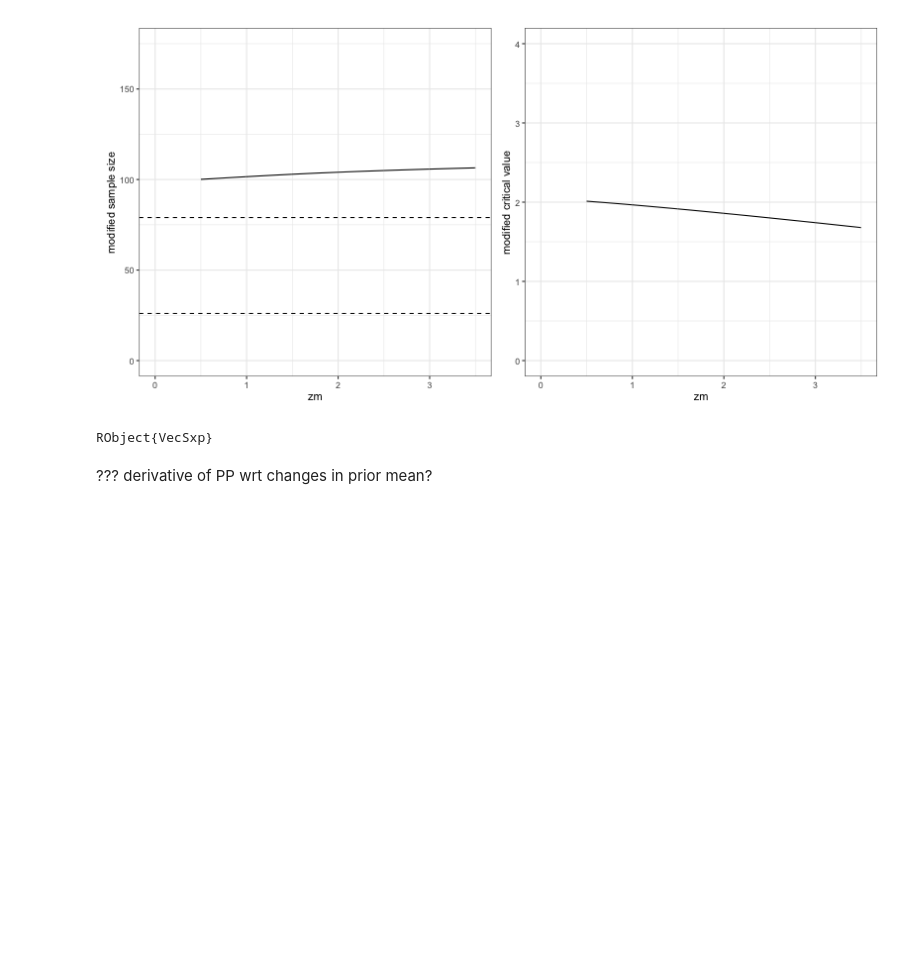
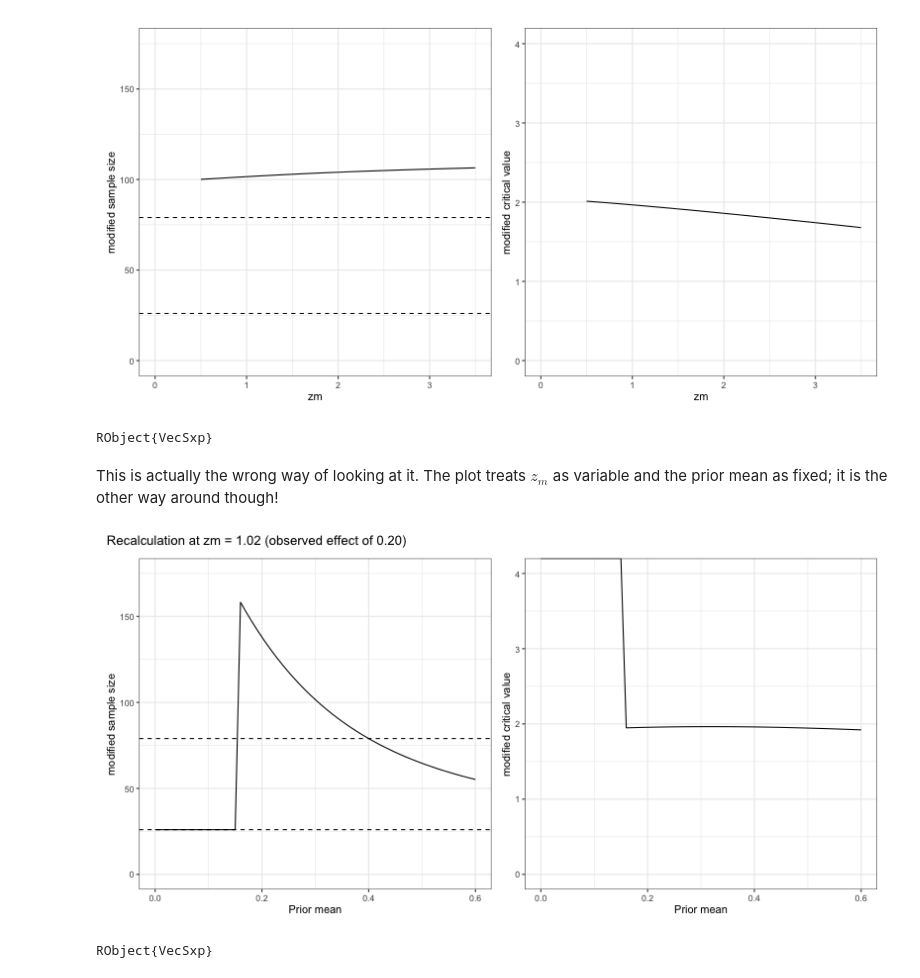
Before and after one commit to kkmann/unblinded-sample-size-adaptation, a Jupyter notebook: notebooks/conditional-power-and-friends.ipynb, the cells around one changed output. Drawn from its saved outputs; the diff is of its cells as text; code cells hidden in the pictures; blank space fills up the shorter version.

```diff
--- a/notebooks/conditional-power-and-friends.ipynb
+++ b/notebooks/conditional-power-and-friends.ipynb
@@ -857,6 +876,69 @@ plt1 + plt2
 # %% [output]
 [figure]
 RObject{VecSxp}
-# %% [markdown]
-??? derivative of PP wrt changes in prior mean?
+# %% [markdown]
+This is actually the wrong way of looking at it. The plot treats $z_m$ as variable and the prior mean as fixed; it is the other way around though!
+# %%
+function adapt4(zm, n_min, n_max, priorold, priornewmean)
+    α′ = CP(zm, n, m, crit, 0.0)
+    β′ = 1 - PP(zm, n, m, crit, priorold)
+    mdl = Model(optimizer_with_attributes(Ipopt.Optimizer, "max_cpu_time" => 60.0, "print_level" => 0))
+    # pretty sensitive to starting values
+    @variable(mdl, 0.8*crit <= crit′<= 2*crit, start = crit)
+    @variable(mdl, n_min <= n′ <= n_max, start = max(m + 2, n/zm))
+    @objective(mdl, Min, n′)
+    cp_(n′, crit′) = CP(zm, n′, m, crit′, 0.0)
+    register(mdl, :cp_, 2, cp_; autodiff = true)
+    pp_(n′, crit′) = PP(zm, n′, m, crit′, θ -> pdf(Normal(priornewmean, 0.2), θ))
+    register(mdl, :pp_, 2, pp_; autodiff = true)
+    @NLconstraint(mdl , cp_(n′, crit′) <= cp_(n, crit))
+    @NLconstraint(mdl , pp_(n′, crit′) >= 1 - β′)
+    optimize!(mdl)
+    if Int(termination_status(mdl)) == 4
+        res = [value(n′), value(crit′)]
+    else
+        if zm > 3
+            return [n_min, -Inf]
+        else
+            return [m, Inf]
+        end
+    end
+    if round(res[1]) == n_min # hit lower bound, refit with conditional error equality to get critical value
+        mdl = Model(optimizer_with_attributes(Ipopt.Optimizer, "max_cpu_time" => 60.0, "print_level" => 0))
+        @variable(mdl, crit <= crit′ <= crit + zm/2, start = crit)
+        register(mdl, :cp_, 2, cp_; autodiff = true)
+        @NLconstraint(mdl , cp_(res[1], crit′) == cp_(n, crit))
+        optimize!(mdl)
+        res[2] = value(crit′)
+    end
+    return res
+end
+
+         res = hcat(0:0.01:0.6, hcat(adapt4.(sqrt(m)*0.2, n_min, n_max, φ, 0:0.01:0.6)...)')
+         res = res[.!isnan.(res[:, 2]), :]
+tbl_adapted4 = convert(DataFrame, res)
+rename!(tbl_adapted4, [:priormean, :nprime, :cprime])
+
+R"
+plt1 <- ggplot($tbl_adapted4) +
+    aes(priormean, nprime) +
+    geom_line() +
+    geom_hline(yintercept = 26, linetype = 2) +
+    geom_hline(yintercept = 79, linetype = 2) +
+    scale_x_continuous('Prior mean') +
+    scale_y_continuous('modified sample size', limits = c(0, 175)) +
+    theme_bw()
+plt2 <- ggplot($tbl_adapted4) +
+    aes(priormean, cprime) +
+    geom_line() +
+    scale_x_continuous('Prior mean') +
+    scale_y_continuous('modified critical value', limits = c(0, 4)) +
+    theme_bw()
+plt1 + plt2 + plot_annotation(
+    title = sprintf('Recalculation at zm = %.2f (observed effect of %.2f) ', sqrt(26)*0.2, 0.2)
+)
+"
+# %% [output]
+[figure, added]
+RObject{VecSxp}
 # %%
```
Also changed, not shown: parts of 15 cells of this notebook, 1 other file.
